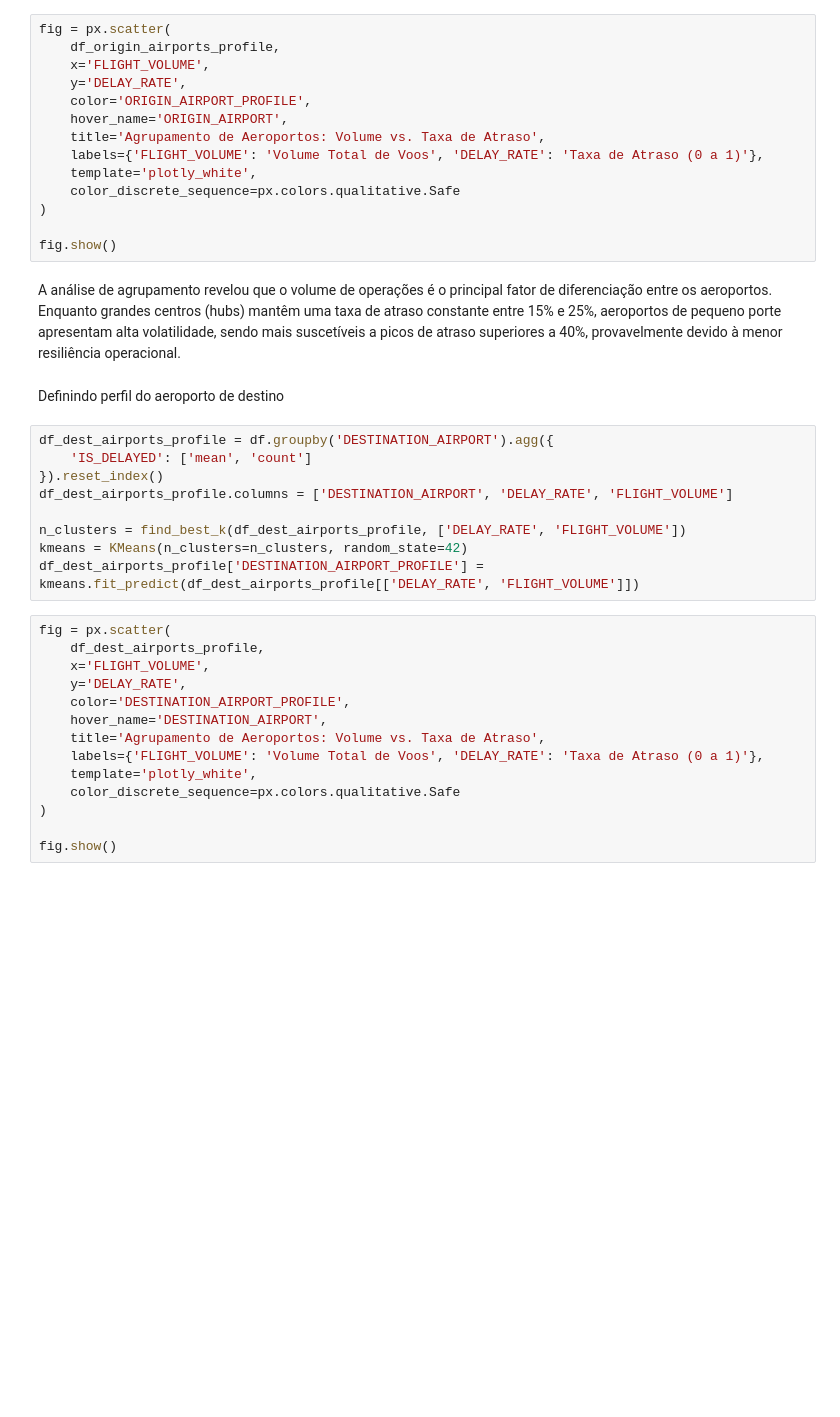
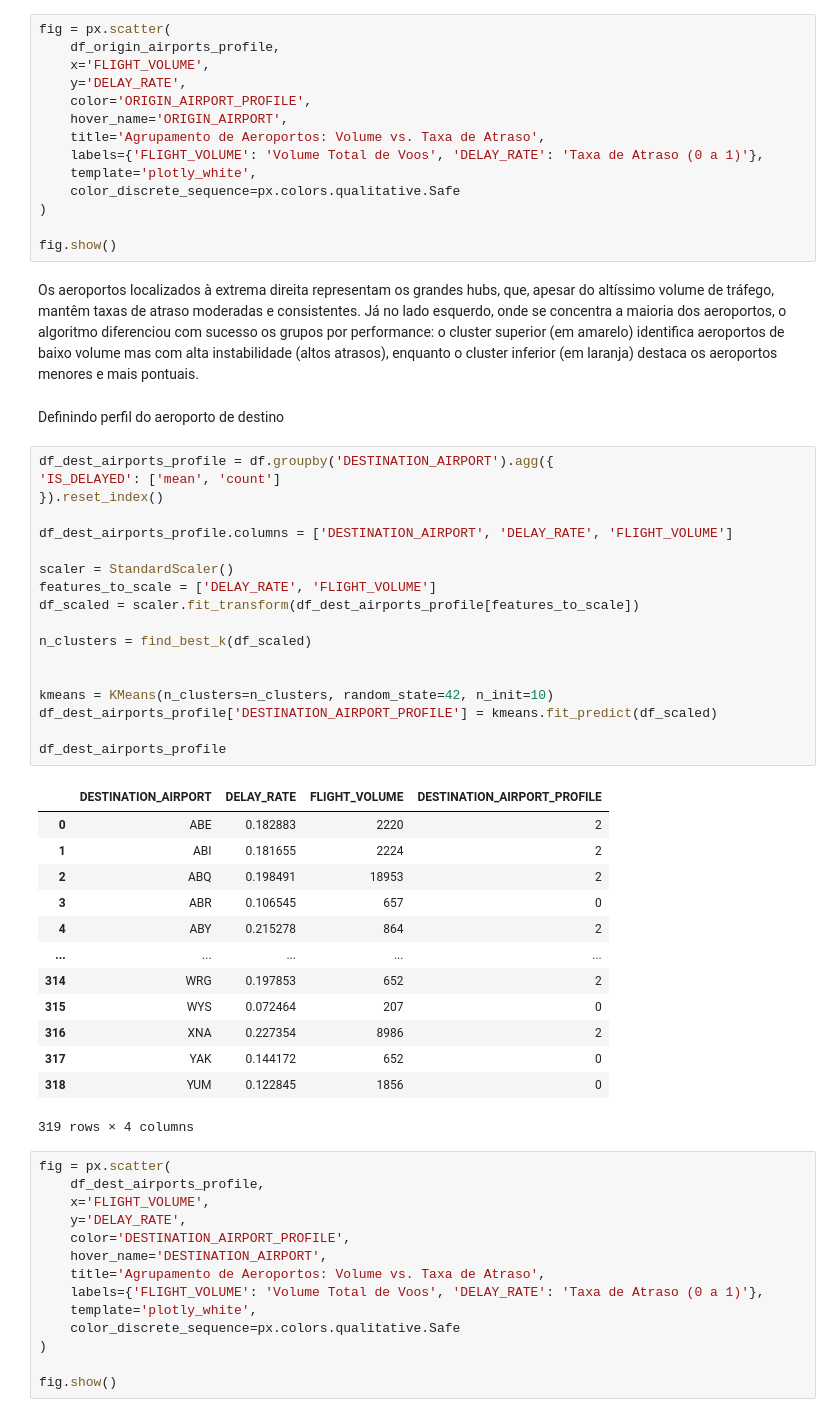
Before and after one commit to postech-mlengineering/postech-ml-engineering-fase-3-tech-challenge, a Jupyter notebook: notebooks/feature_engineering.ipynb, the cells around one changed output. Saved outputs shown, nothing was run; the diff lists cells and outputs as text; blank space fills up the shorter version.

```diff
--- a/notebooks/feature_engineering.ipynb
+++ b/notebooks/feature_engineering.ipynb
@@ -78,18 +77,41 @@ fig = px.scatter(
 
 fig.show()
 # %% [markdown]
-A análise de agrupamento revelou que o volume de operações é o principal fator de diferenciação entre os aeroportos. Enquanto grandes centros (hubs) mantêm uma taxa de atraso constante entre 15% e 25%, aeroportos de pequeno porte apresentam alta volatilidade, sendo mais suscetíveis a picos de atraso superiores a 40%, provavelmente devido à menor resiliência operacional.
+Os aeroportos localizados à extrema direita representam os grandes hubs, que, apesar do altíssimo volume de tráfego, mantêm taxas de atraso moderadas e consistentes. Já no lado esquerdo, onde se concentra a maioria dos aeroportos, o algoritmo diferenciou com sucesso os grupos por performance: o cluster superior (em amarelo) identifica aeroportos de baixo volume mas com alta instabilidade (altos atrasos), enquanto o cluster inferior (em laranja) destaca os aeroportos menores e mais pontuais.
 # %% [markdown]
 Definindo perfil do aeroporto de destino
 # %%
 df_dest_airports_profile = df.groupby('DESTINATION_AIRPORT').agg({
-    'IS_DELAYED': ['mean', 'count']
+'IS_DELAYED': ['mean', 'count']
 }).reset_index()
+
 df_dest_airports_profile.columns = ['DESTINATION_AIRPORT', 'DELAY_RATE', 'FLIGHT_VOLUME']
 
-n_clusters = find_best_k(df_dest_airports_profile, ['DELAY_RATE', 'FLIGHT_VOLUME'])
-kmeans = KMeans(n_clusters=n_clusters, random_state=42)
-df_dest_airports_profile['DESTINATION_AIRPORT_PROFILE'] = kmeans.fit_predict(df_dest_airports_profile[['DELAY_RATE', 'FLIGHT_VOLUME']])
+scaler = StandardScaler()
+features_to_scale = ['DELAY_RATE', 'FLIGHT_VOLUME']
+df_scaled = scaler.fit_transform(df_dest_airports_profile[features_to_scale])
+
+n_clusters = find_best_k(df_scaled)
+
+
+kmeans = KMeans(n_clusters=n_clusters, random_state=42, n_init=10)
+df_dest_airports_profile['DESTINATION_AIRPORT_PROFILE'] = kmeans.fit_predict(df_scaled)
+
+df_dest_airports_profile
+# %% [output]
+|  | DESTINATION_AIRPORT | DELAY_RATE | FLIGHT_VOLUME | DESTINATION_AIRPORT_PROFILE |
+| 0 | ABE | 0.182883 | 2220 | 2 |
+| 1 | ABI | 0.181655 | 2224 | 2 |
+| 2 | ABQ | 0.198491 | 18953 | 2 |
+| 3 | ABR | 0.106545 | 657 | 0 |
+| 4 | ABY | 0.215278 | 864 | 2 |
+| ... | ... | ... | ... | ... |
+| 314 | WRG | 0.197853 | 652 | 2 |
+| 315 | WYS | 0.072464 | 207 | 0 |
+| 316 | XNA | 0.227354 | 8986 | 2 |
+| 317 | YAK | 0.144172 | 652 | 0 |
+| 318 | YUM | 0.122845 | 1856 | 0 |
+319 rows × 4 columns
 # %%
 fig = px.scatter(
     df_dest_airports_profile,
```
Also changed, not shown: parts of 14 cells of this notebook, 2 other files.
